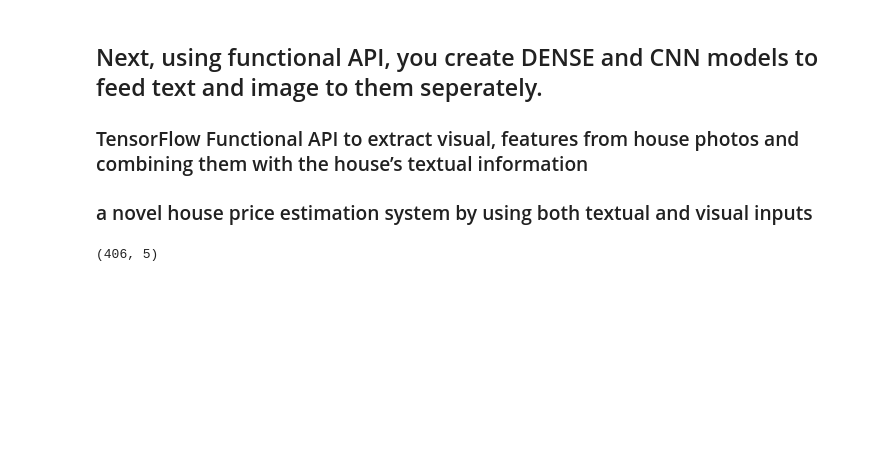
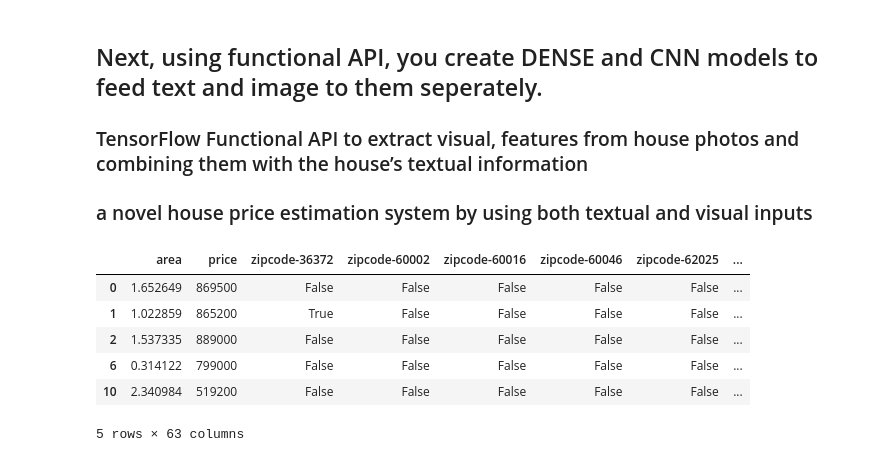
Before and after one commit to kyu2509/CSC180-Project-3, a Jupyter notebook: House Price Prediction.ipynb, the cells around one changed output. Saved outputs shown, nothing was run; the diff lists cells and outputs as text; code cells hidden in the pictures; blank space fills up the shorter version.

```diff
--- a/House Price Prediction.ipynb
+++ b/House Price Prediction.ipynb
@@ -32,0 +205,5 @@ df.shape
+# %%
+outlier= df.index[df['price'] <= 50000].tolist()
+outlier1= df.index[df['price'] >= 900000].tolist()
+outlier= outlier+outlier1
+len(outlier)
@@ -75,0 +281,4 @@ img.head()
+# %%
+
+img = img.drop(outlier)
+img.shape
@@ -282,14 +356,19 @@ def encode_numeric_range(df, name, normalized_low=-1, normalized_high=1,
 # %%
 # Send the expected numeric and categorical columns to normalization.
-NumericColumns = ['Bedrooms','Bathrooms','price']
-CategoricalColumns = ['area', 'zipcode']
+NumericColumns = ['area']
+CategoricalColumns = ['zipcode','Bedrooms','Bathrooms']
 
 for i in NumericColumns:
     encode_numeric_zscore(df,i)
 for i in CategoricalColumns:
-    encode_text_index(df,i)
+    encode_text_dummy(df,i)
 
 df.head()
-df.shape
 # %% [output]
+|  | area | price | zipcode-36372 | zipcode-60002 | zipcode-60016 | zipcode-60046 | zipcode-62025 | ... |
+| 0 | 1.652649 | 869500 | False | False | False | False | False | ... |
+| 1 | 1.022859 | 865200 | True | False | False | False | False | ... |
+| 2 | 1.537335 | 889000 | False | False | False | False | False | ... |
+| 6 | 0.314122 | 799000 | False | False | False | False | False | ... |
+| 10 | 2.340984 | 519200 | False | False | False | False | False | ... |
-(406, 5)
+5 rows × 63 columns
```
Also changed, not shown: parts of 28 cells of this notebook, 1 other file.
